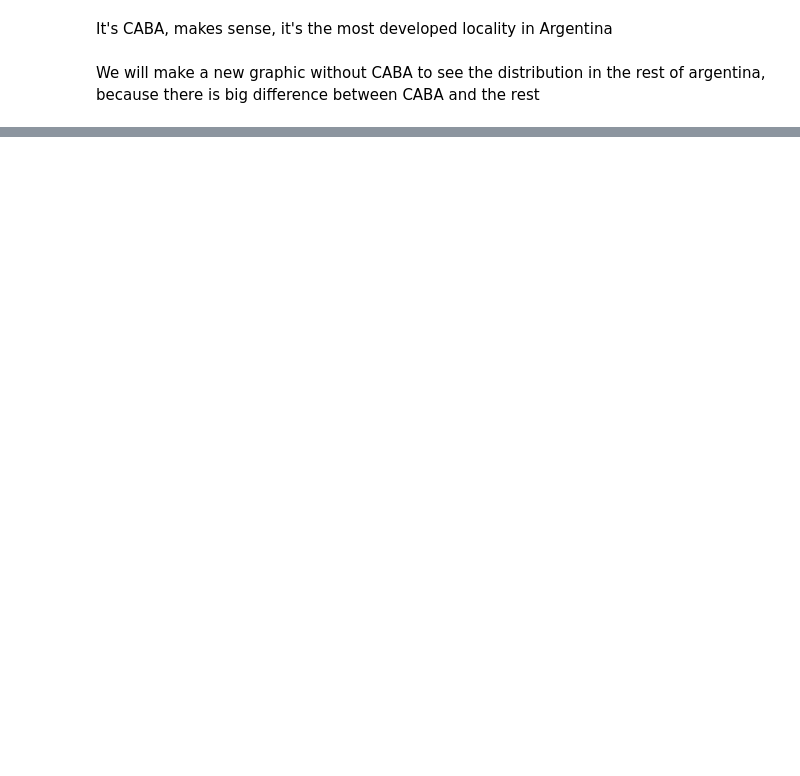
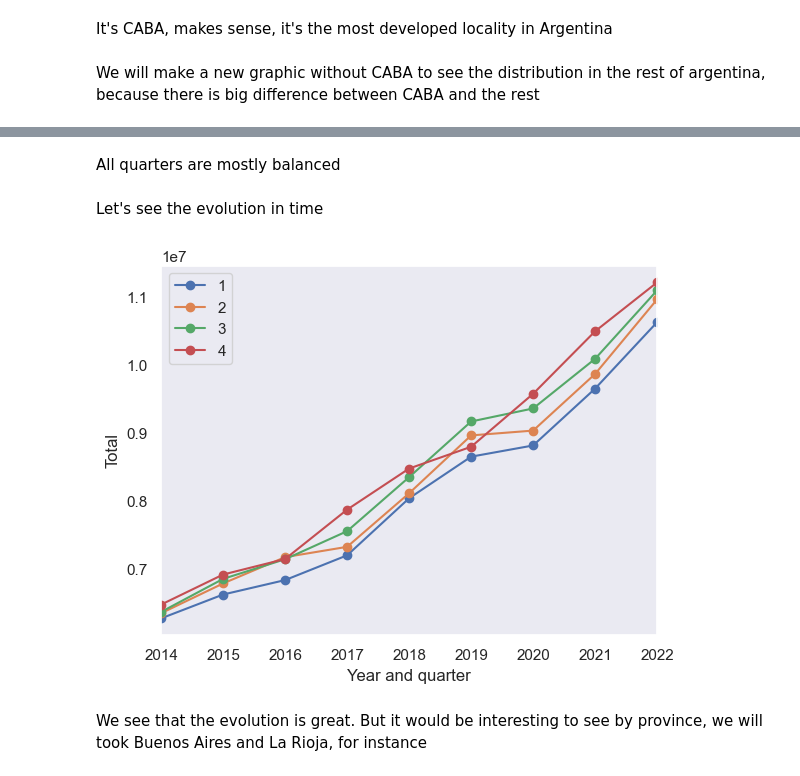
Before and after one commit to pablorobba/Data_Analyst_Telecomunication_project, a Jupyter notebook: 2 - EDA.ipynb, the cells around one changed output, grey strips where cells are left out. Saved outputs shown, nothing was run; the diff lists cells and outputs as text; code cells hidden in the pictures; blank space fills up the shorter version.

Commit message:
great changes on EDA

```diff
--- a/2 - EDA.ipynb
+++ b/2 - EDA.ipynb
@@ -450,0 +604,22 @@ We will make a new graphic without CABA to see the distribution in the rest of a
+# %% [markdown]
+All quarters are mostly balanced
+# %% [markdown]
+Let's see the evolution in time
+# %%
+g_df_internet_access_byspeed_download1['Año'] = pd.to_datetime(g_df_internet_access_byspeed_download1['Año'], format='%Y')
+
+evolution = g_df_internet_access_byspeed_download1.groupby(['Año', 'Trimestre'])['Total'].sum().unstack()
+
+evolution.plot(marker='o')
+
+plt.xlabel('Year and quarter')
+plt.ylabel('Total')
+
+
+plt.legend(loc='best')
+plt.grid()
+plt.show()
+# %% [output]
+[figure, added]
+# %% [markdown]
+We see that the evolution is great. But it would be interesting to see by province, we will took Buenos Aires and La Rioja, for instance
```
Also changed, not shown: parts of 41 cells of this notebook, 2 other files.
